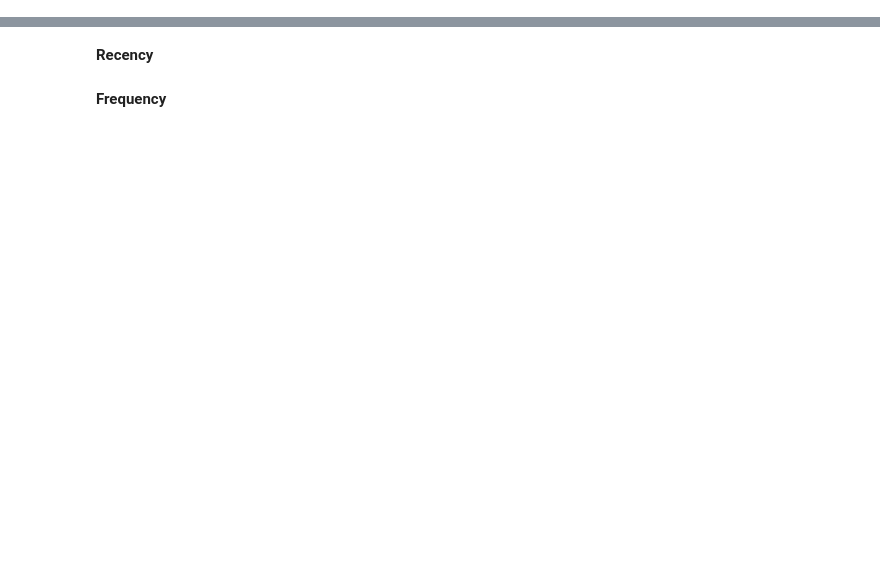
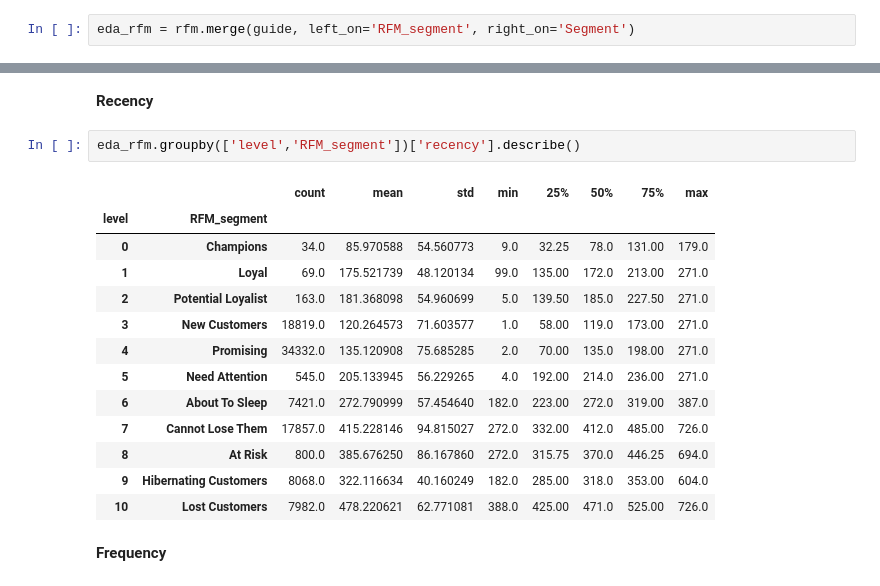
Before and after one commit to aridiawan/ecommerce-analysis, a Jupyter notebook: notebooks/4.0.1-data-analysis-cluster.ipynb, the cells around one changed output, grey strips where cells are left out. Saved outputs shown, nothing was run; the diff lists cells and outputs as text; blank space fills up the shorter version.

```diff
--- a/notebooks/4.0.1-data-analysis-cluster.ipynb
+++ b/notebooks/4.0.1-data-analysis-cluster.ipynb
@@ -43,3 +43,5 @@ guide.rename(columns={'index':'level'}, inplace=True)
 ### **Data Analysis - Cluster**
 # %% [markdown]
 #### **RFM**
+# %%
+eda_rfm = rfm.merge(guide, left_on='RFM_segment', right_on='Segment')
@@ -46,4 +71,20 @@ guide.rename(columns={'index':'level'}, inplace=True)
 # %% [markdown]
 **Recency**
+# %%
+eda_rfm.groupby(['level','RFM_segment'])['recency'].describe()
+# %% [output]
+|  |  | count | mean | std | min | 25% | 50% | 75% | max |
+| level | RFM_segment |  |  |  |  |  |  |  |  |
+| 0 | Champions | 34.0 | 85.970588 | 54.560773 | 9.0 | 32.25 | 78.0 | 131.00 | 179.0 |
+| 1 | Loyal | 69.0 | 175.521739 | 48.120134 | 99.0 | 135.00 | 172.0 | 213.00 | 271.0 |
+| 2 | Potential Loyalist | 163.0 | 181.368098 | 54.960699 | 5.0 | 139.50 | 185.0 | 227.50 | 271.0 |
+| 3 | New Customers | 18819.0 | 120.264573 | 71.603577 | 1.0 | 58.00 | 119.0 | 173.00 | 271.0 |
+| 4 | Promising | 34332.0 | 135.120908 | 75.685285 | 2.0 | 70.00 | 135.0 | 198.00 | 271.0 |
+| 5 | Need Attention | 545.0 | 205.133945 | 56.229265 | 4.0 | 192.00 | 214.0 | 236.00 | 271.0 |
+| 6 | About To Sleep | 7421.0 | 272.790999 | 57.454640 | 182.0 | 223.00 | 272.0 | 319.00 | 387.0 |
+| 7 | Cannot Lose Them | 17857.0 | 415.228146 | 94.815027 | 272.0 | 332.00 | 412.0 | 485.00 | 726.0 |
+| 8 | At Risk | 800.0 | 385.676250 | 86.167860 | 272.0 | 315.75 | 370.0 | 446.25 | 694.0 |
+| 9 | Hibernating Customers | 8068.0 | 322.116634 | 40.160249 | 182.0 | 285.00 | 318.0 | 353.00 | 604.0 |
+| 10 | Lost Customers | 7982.0 | 478.220621 | 62.771081 | 388.0 | 425.00 | 471.0 | 525.00 | 726.0 |
 # %% [markdown]
 **Frequency**
```
Also changed, not shown: parts of 8 cells of this notebook.
